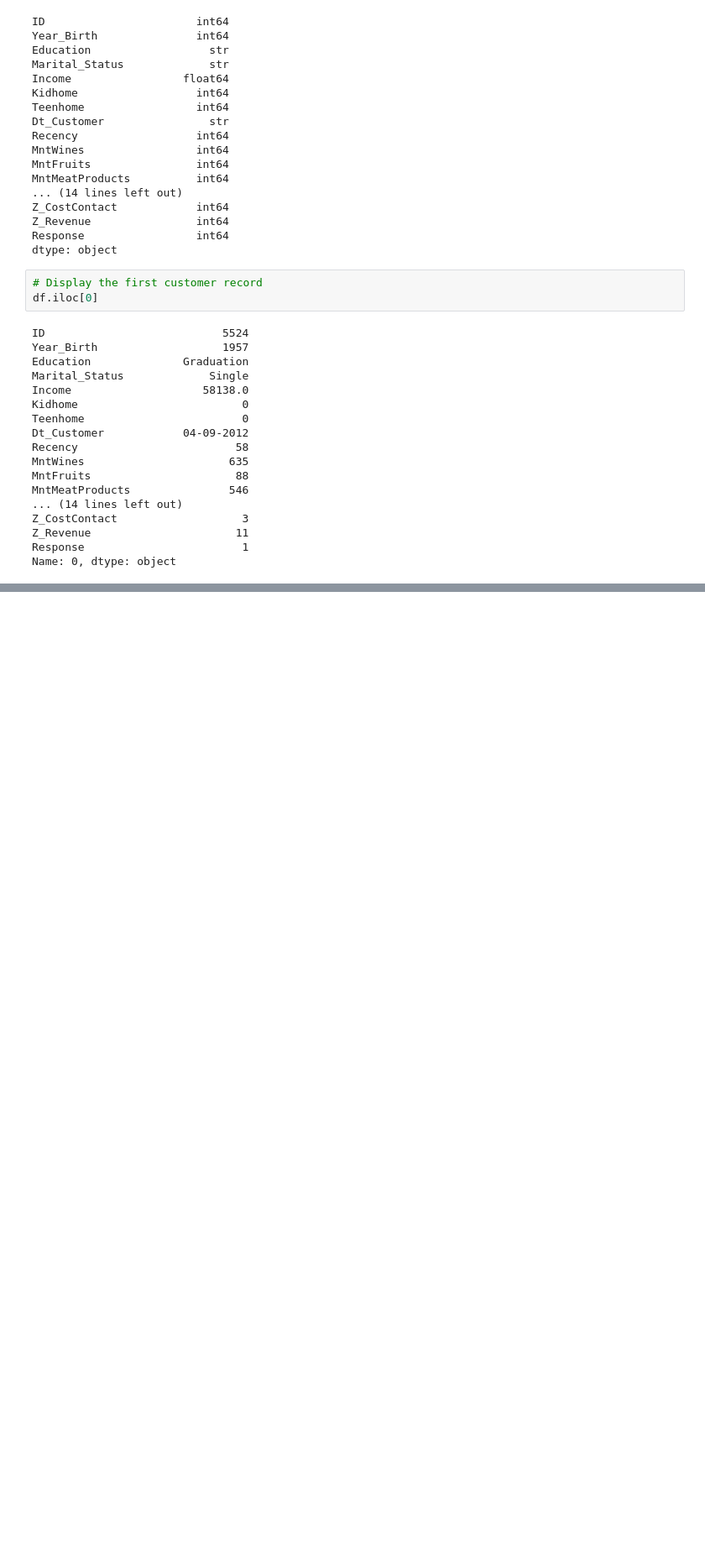
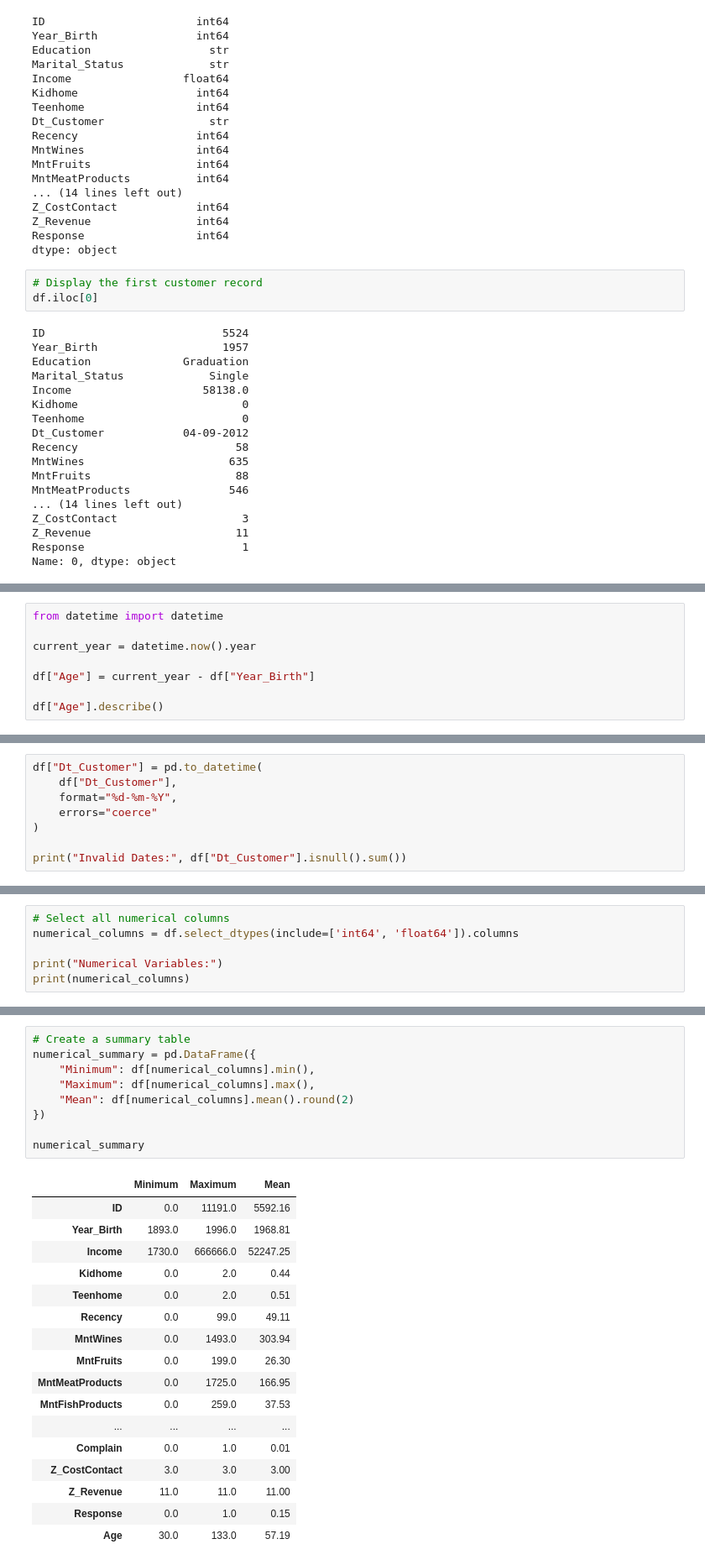
Before and after one commit to areej-fatima9/Customer-Personality-Analysis, a Jupyter notebook: notebooks/data_inspection.ipynb, the cells around one changed output, grey strips where cells are left out. Shown at 84% size. Saved outputs shown, nothing was run; the diff lists cells and outputs as text; blank space fills up the shorter version.

Commit message:
Completed Task 1: Data Collection and Data Understanding

```diff
--- a/notebooks/data_inspection.ipynb
+++ b/notebooks/data_inspection.ipynb
@@ -175,0 +300,8 @@ Name: 0, dtype: object
+# %%
+from datetime import datetime
+
+current_year = datetime.now().year
+
+df["Age"] = current_year - df["Year_Birth"]
+
+df["Age"].describe()
@@ -175,0 +376,8 @@ Name: 0, dtype: object
+# %%
+df["Dt_Customer"] = pd.to_datetime(
+    df["Dt_Customer"],
+    format="%d-%m-%Y",
+    errors="coerce"
+)
+
+print("Invalid Dates:", df["Dt_Customer"].isnull().sum())
@@ -175,0 +392,6 @@ Name: 0, dtype: object
+# %%
+# Select all numerical columns
+numerical_columns = df.select_dtypes(include=['int64', 'float64']).columns
+
+print("Numerical Variables:")
+print(numerical_columns)
@@ -175,0 +422,27 @@ Name: 0, dtype: object
+# %%
+# Create a summary table
+numerical_summary = pd.DataFrame({
+    "Minimum": df[numerical_columns].min(),
+    "Maximum": df[numerical_columns].max(),
+    "Mean": df[numerical_columns].mean().round(2)
+})
+
+numerical_summary
+# %% [output]
+|  | Minimum | Maximum | Mean |
+| ID | 0.0 | 11191.0 | 5592.16 |
+| Year_Birth | 1893.0 | 1996.0 | 1968.81 |
+| Income | 1730.0 | 666666.0 | 52247.25 |
+| Kidhome | 0.0 | 2.0 | 0.44 |
+| Teenhome | 0.0 | 2.0 | 0.51 |
+| Recency | 0.0 | 99.0 | 49.11 |
+| MntWines | 0.0 | 1493.0 | 303.94 |
+| MntFruits | 0.0 | 199.0 | 26.30 |
+| MntMeatProducts | 0.0 | 1725.0 | 166.95 |
+| MntFishProducts | 0.0 | 259.0 | 37.53 |
+| ... | ... | ... | ... |
+| Complain | 0.0 | 1.0 | 0.01 |
+| Z_CostContact | 3.0 | 3.0 | 3.00 |
+| Z_Revenue | 11.0 | 11.0 | 11.00 |
+| Response | 0.0 | 1.0 | 0.15 |
+| Age | 30.0 | 133.0 | 57.19 |
```
Also changed, not shown: parts of 30 cells of this notebook, 17 other files.
